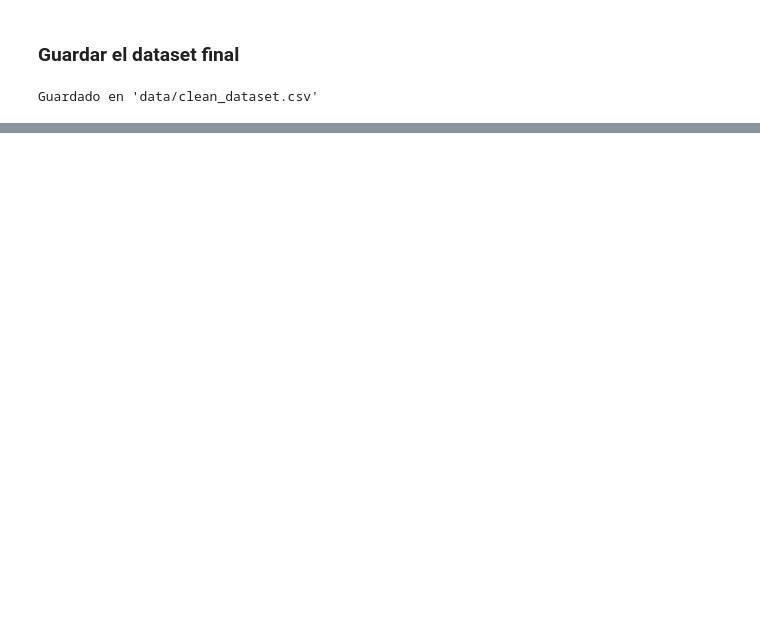
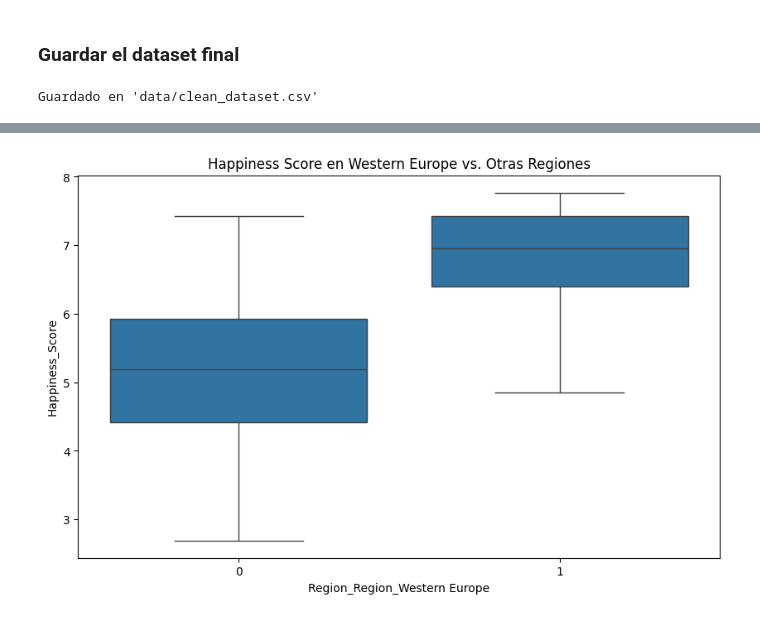
Before and after one commit to Michelburgos/Workshop-3, a Jupyter notebook: notebooks/001-EDA copy.ipynb, the cells around one changed output, grey strips where cells are left out. Cells and saved outputs as stored; diff of their text form; code cells hidden in the pictures; blank space fills up the shorter version.

```diff
--- a/notebooks/001-EDA copy.ipynb
+++ b/notebooks/001-EDA copy.ipynb
@@ -1016,0 +995,7 @@ Guardado en 'data/clean_dataset.csv'
+# %%
+plt.figure(figsize=(10, 6))
+sns.boxplot(x='Region_Region_Western Europe', y='Happiness_Score', data=df)
+plt.title('Happiness Score en Western Europe vs. Otras Regiones')
+plt.show()
+# %% [output]
+[figure, added]
```
Also changed, not shown: parts of 26 cells of this notebook, 6 other files.
